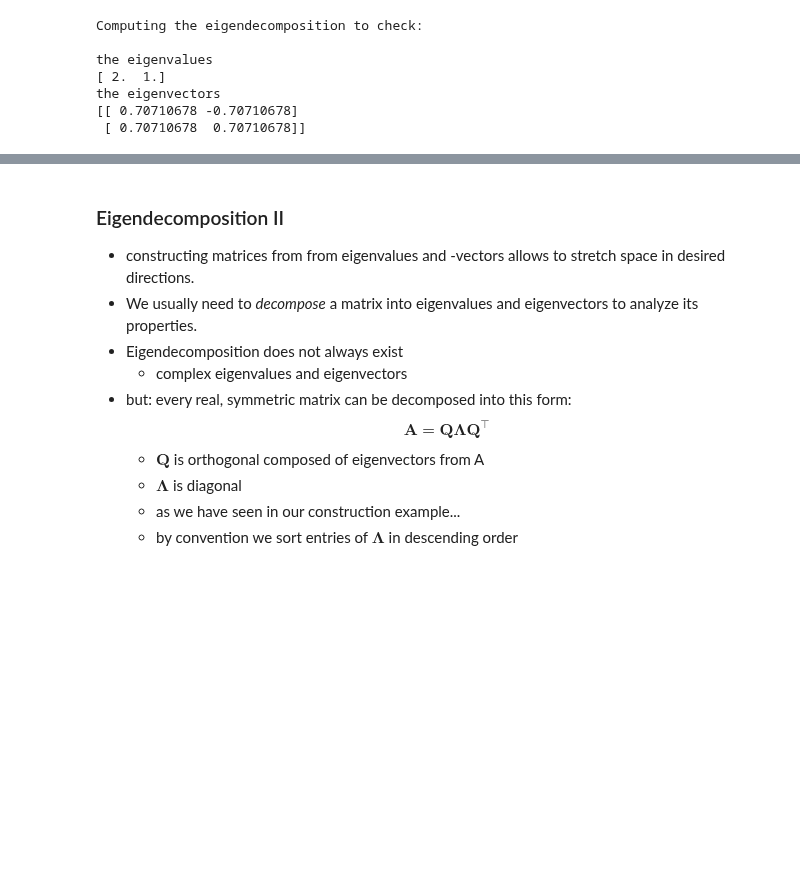
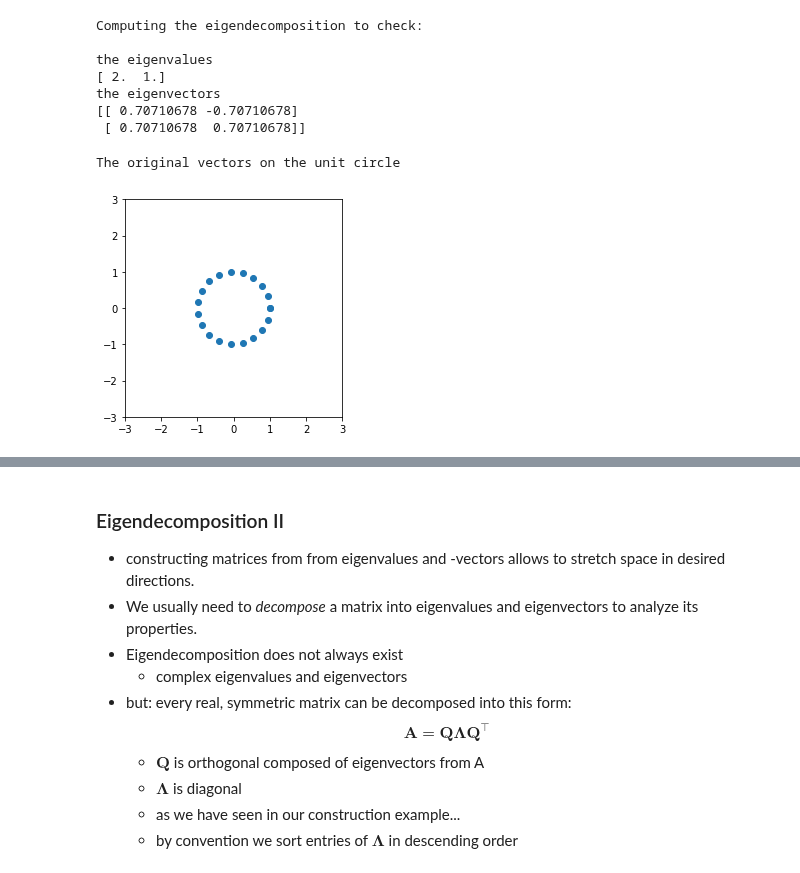
Before and after one commit to nscherf/Machine-learning-lectures, a Jupyter notebook: 02-Math-Background-Lightning-Session/linear-algebra.ipynb, the cells around one changed output, grey strips where cells are left out. Saved outputs shown, nothing was run; the diff lists cells and outputs as text; code cells hidden in the pictures; blank space fills up the shorter version.

```diff
--- a/02-Math-Background-Lightning-Session/linear-algebra.ipynb
+++ b/02-Math-Background-Lightning-Session/linear-algebra.ipynb
@@ -479,3 +485,13 @@ the eigenvalues
 the eigenvectors
 [[ 0.70710678 -0.70710678]
  [ 0.70710678  0.70710678]]
+# %%
+print("The original vectors on the unit circle")
+t = np.linspace(0,np.pi*2,20)
+pl.plot(np.cos(t), np.sin(t), 'o' ,linewidth=1)
+pl.axes().set_xlim(-3,3)
+pl.axes().set_ylim(-3,3)
+pl.axes().set_aspect('equal')
+# %% [output]
+The original vectors on the unit circle
+[figure, added]
```
Also changed, not shown: parts of 31 cells of this notebook.
